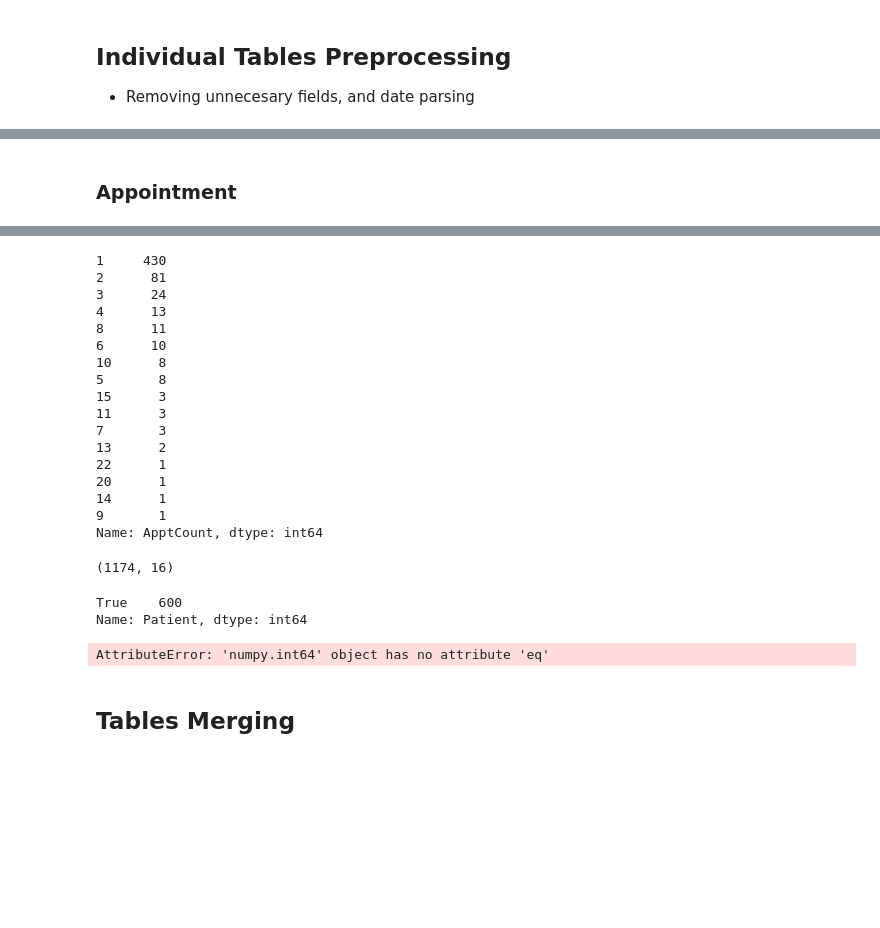
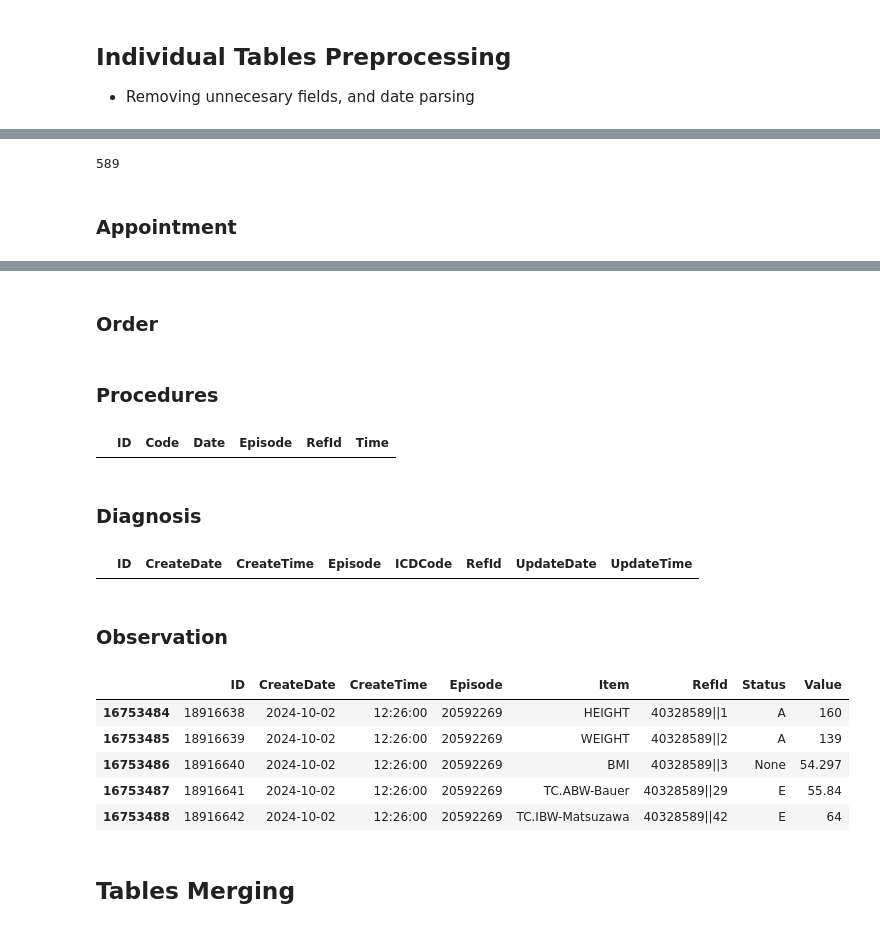
Before and after one commit to JorgeIvanJH/LoS_prediction, a Jupyter notebook: EDA/EDA_GGC.ipynb, the cells around one changed output, grey strips where cells are left out. Cells and saved outputs as stored; diff of their text form; code cells hidden in the pictures; blank space fills up the shorter version.

```diff
--- a/EDA/EDA_GGC.ipynb
+++ b/EDA/EDA_GGC.ipynb
@@ -116,3 +205,7 @@ def standard_timestamp(df, date_col = None, time_col = None, default_time: str =
+# %%
+len(df.ID.unique())
+# %% [output]
+589
 # %% [markdown]
 ### Appointment
 # %%
@@ -187,36 +261,5 @@ episode_appt.head(5)
 | 2 | 5634346 | 351.75 | 351.75 | 351.75 | 36.0 | ... |
 | 3 | 6812897 | 720.00 | 720.00 | 720.00 | 4.0 | ... |
 | 4 | 10016900 | 720.00 | 720.00 | 720.00 | 4.0 | ... |
-# %%
-episode_appt.ApptCount.value_counts()
-# %% [output]
-1     430
-2      81
-3      24
-4      13
-8      11
-6      10
-10      8
-5       8
-15      3
-11      3
-7       3
-13      2
-22      1
-20      1
-14      1
-9       1
-Name: ApptCount, dtype: int64
-# %%
-df.shape
-# %% [output]
-(1174, 16)
-# %%
-df.groupby("Episode")["Patient"].nunique().le(1).value_counts()
-# %% [output]
-True    600
-Name: Patient, dtype: int64
-# %%
-df[["Episode","Patient"]].nunique().sum().eq(1)
-# %% [output]
-AttributeError: 'numpy.int64' object has no attribute 'eq'
+# %% [markdown]
+### Order
@@ -223,3 +268,29 @@ AttributeError: 'numpy.int64' object has no attribute 'eq'
+# %% [markdown]
+### Procedures
+# %%
+df = ALL_dfs["ML_DataModel.Procedures"].copy()
+df
+# %% [output]
+|  | ID | Code | Date | Episode | RefId | Time |
+# %% [markdown]
+### Diagnosis
+# %%
+df = ALL_dfs["ML_DataModel.Diagnosis"].copy()
+df
+# %% [output]
+|  | ID | CreateDate | CreateTime | Episode | ICDCode | RefId | UpdateDate | UpdateTime |
+# %% [markdown]
+### Observation
+# %%
+df = ALL_dfs["ML_DataModel.Observation"].copy()
+df
+# %% [output]
+|  | ID | CreateDate | CreateTime | Episode | Item | RefId | Status | Value |
+| 16753484 | 18916638 | 2024-10-02 | 12:26:00 | 20592269 | HEIGHT | 40328589||1 | A | 160 |
+| 16753485 | 18916639 | 2024-10-02 | 12:26:00 | 20592269 | WEIGHT | 40328589||2 | A | 139 |
+| 16753486 | 18916640 | 2024-10-02 | 12:26:00 | 20592269 | BMI | 40328589||3 | None | 54.297 |
+| 16753487 | 18916641 | 2024-10-02 | 12:26:00 | 20592269 | TC.ABW-Bauer | 40328589||29 | E | 55.84 |
+| 16753488 | 18916642 | 2024-10-02 | 12:26:00 | 20592269 | TC.IBW-Matsuzawa | 40328589||42 | E | 64 |
 # %% [markdown]
 ## Tables Merging
 # %%
```
Also changed, not shown: parts of 9 cells of this notebook.
